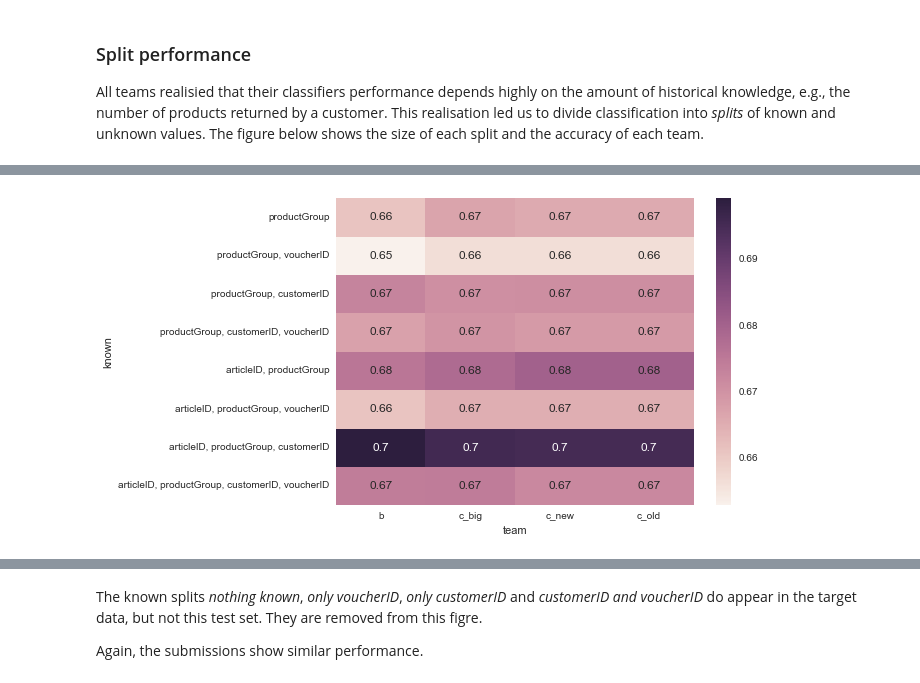
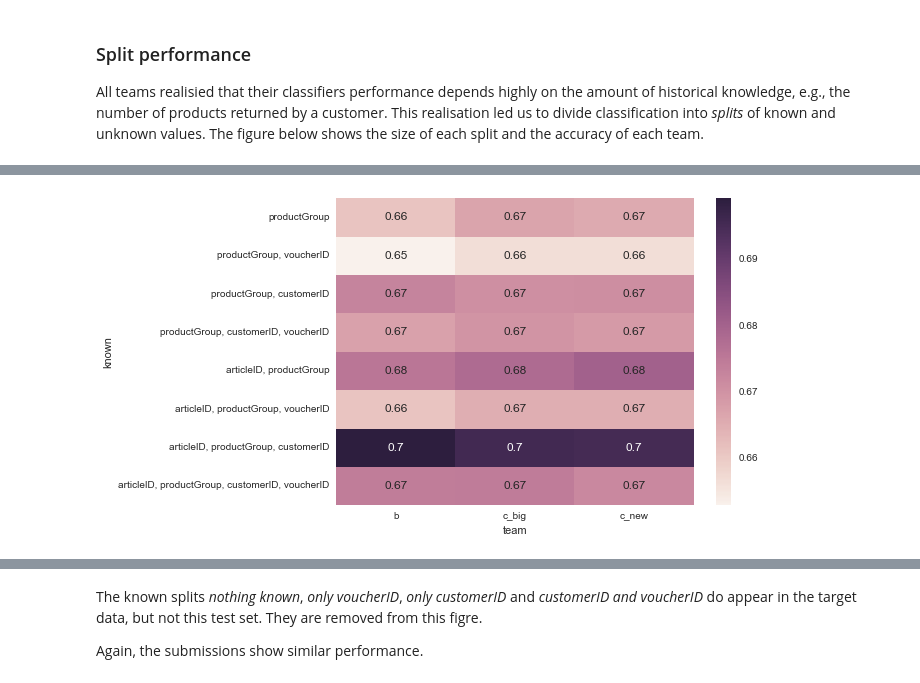
Before and after one commit to busfahren/dmc-results, a Jupyter notebook: merge.ipynb, the cells around one changed output, grey strips where cells are left out. Cells and saved outputs as stored; diff of their text form; code cells hidden in the pictures.

```diff
--- a/merge.ipynb
+++ b/merge.ipynb
@@ -34,9 +40,9 @@ splits = merge.evaluate_split_performance()
 # %%
 teams = load.team_names()
-split_accuracies = splits.ix[4:,teams]
+split_accuracies = splits.ix[4:,['b', 'c_big', 'c_new']]
 split_accuracies.columns.name = 'team'
 min_acc = split_accuracies.min().min()
 max_acc = split_accuracies.max().max()
 ax = sns.heatmap(split_accuracies, vmin=min_acc, vmax=max_acc, annot=True)
 # %% [output]
-[figure, old version]
+[figure, new version]
```
Also changed, not shown: parts of 20 cells of this notebook, 2 other files.
